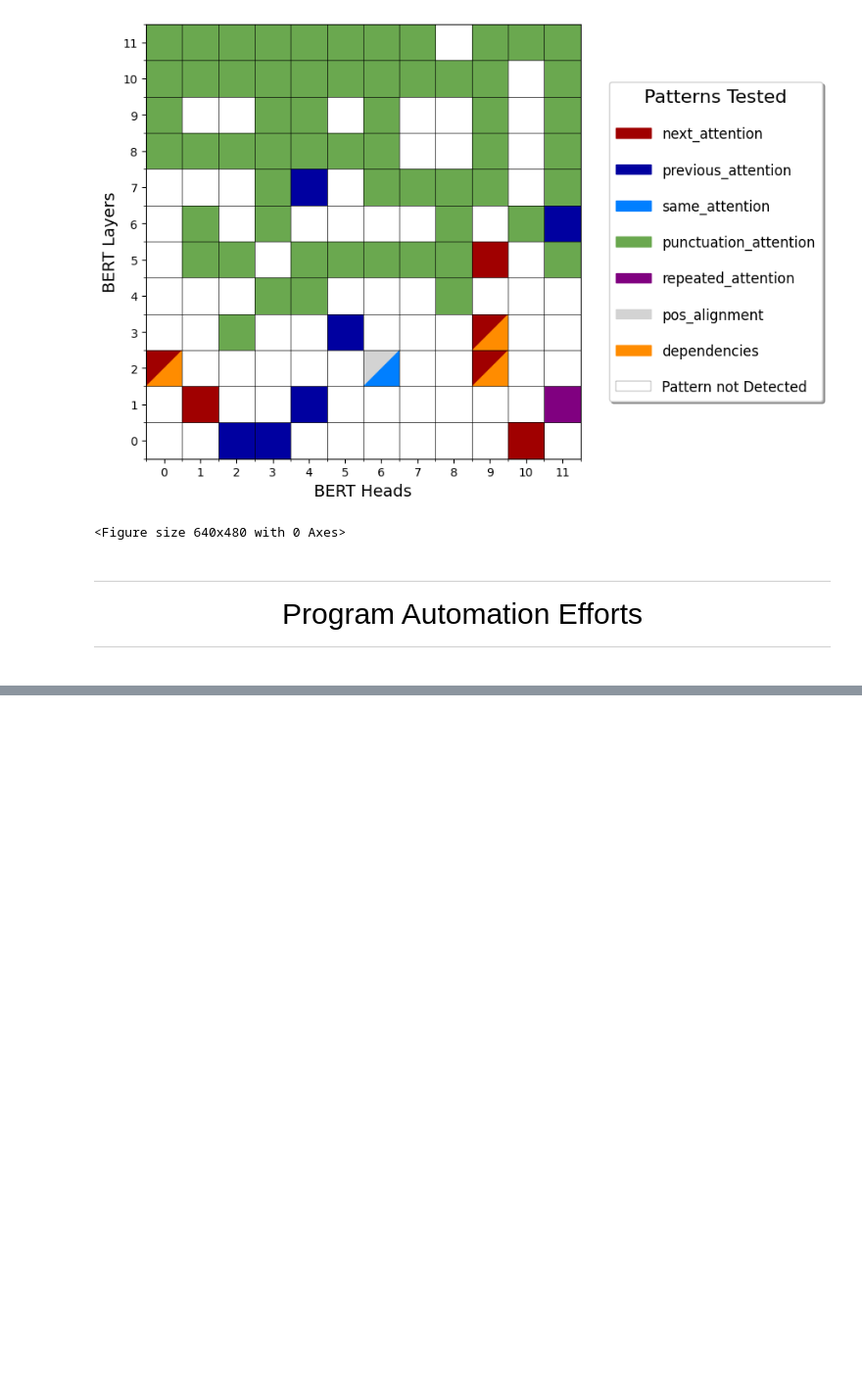
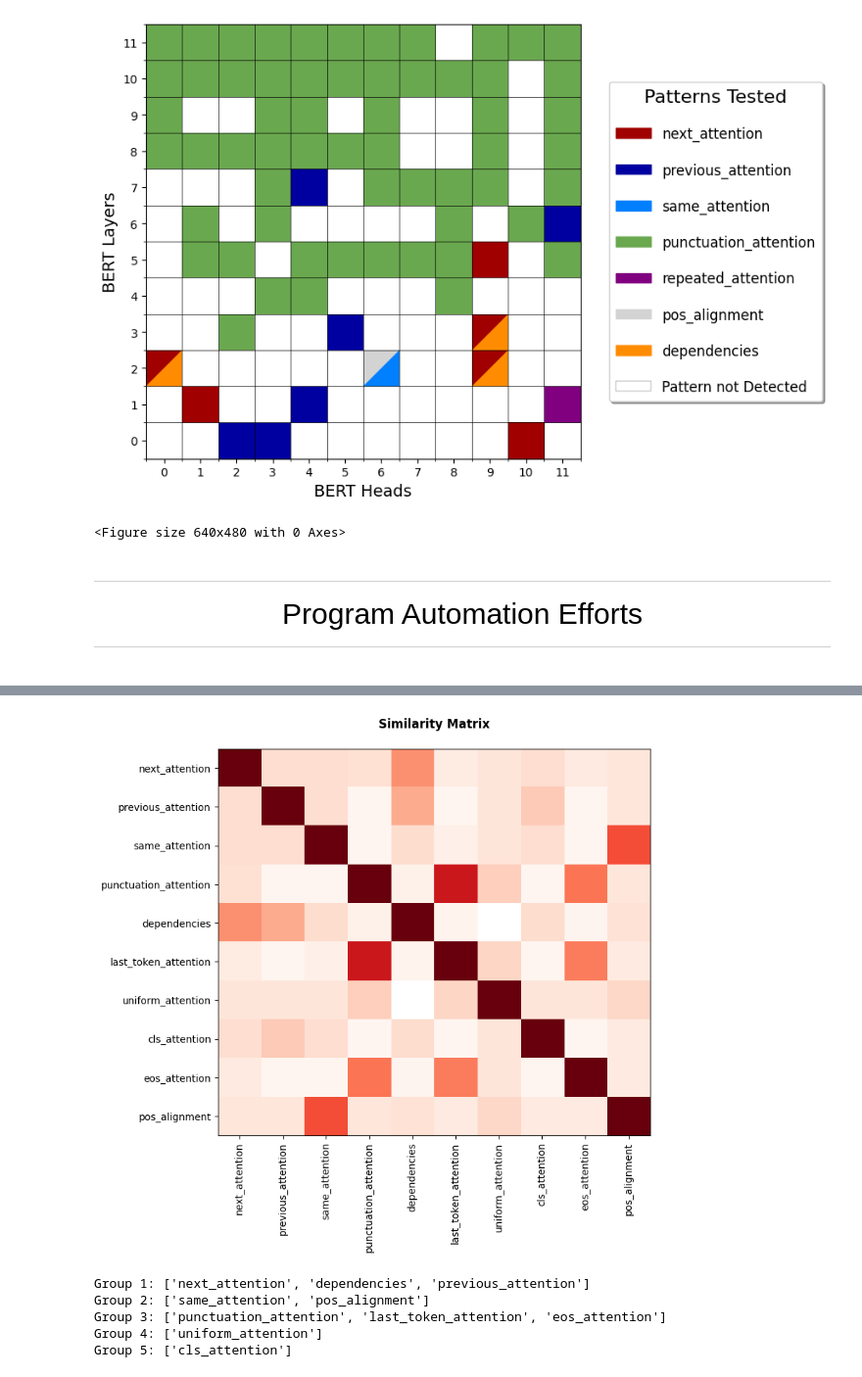
Before and after one commit to AmiriHayes/LLM-Interpretability, a Jupyter notebook: interpretability.ipynb, the cells around one changed output, grey strips where cells are left out. Shown at 98% size. Cells and saved outputs as stored; diff of their text form; code cells hidden in the pictures; blank space fills up the shorter version.

```diff
--- a/interpretability.ipynb
+++ b/interpretability.ipynb
@@ -851,0 +966,44 @@ def automation_pipeline(model, tokenizer, head_loc, sentences, evaluate=False):
+# %%
+colors = "Reds_r"
+fig, ax = plt.subplots(1, 1, figsize=(8,8))
+im2 = ax.imshow(S, cmap=colors, aspect='auto')
+# ax.set_axis_off()
+ax.set_xticks(range(len(programs)))
+ax.set_yticks(range(len(programs)))
+ax.set_xticklabels([p.__name__ for p in programs], rotation=90)
+ax.set_yticklabels([p.__name__ for p in programs])
+plt.tight_layout(rect=[0, 0.03, 1, 0.95])
+plt.title("Similarity Matrix\n", weight='bold')
+plt.show()
+# %% [output]
+[figure, added]
+# %%
+def group_similar_programs(programs, S, threshold=0.6):
+    groups, used = [], set()
+    for i in range(len(programs)):
+        if i in used: continue
+        group = [i]
+        used.add(i)
+
+        changed = True
+        while changed:
+            changed = False
+            for group_member in group:
+                for j in range(len(programs)):
+                    if j not in used and S[group_member, j] < threshold:
+                        group.append(j)
+                        used.add(j)
+                        changed = True
+        groups.append([programs[idx].__name__ for idx in group])
+
+    return groups
+
+groups = group_similar_programs(programs, S, threshold=0.6)
+for i, group in enumerate(groups):
+    print(f"Group {i+1}: {group}")
+# %% [output]
+Group 1: ['next_attention', 'dependencies', 'previous_attention']
+Group 2: ['same_attention', 'pos_alignment']
+Group 3: ['punctuation_attention', 'last_token_attention', 'eos_attention']
+Group 4: ['uniform_attention']
+Group 5: ['cls_attention']
```
Also changed, not shown: parts of 6 cells of this notebook.
